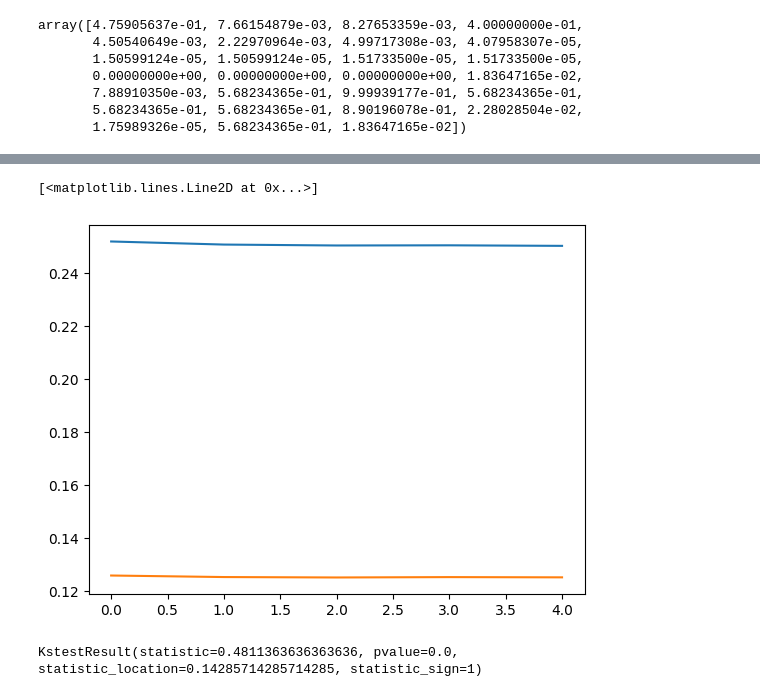
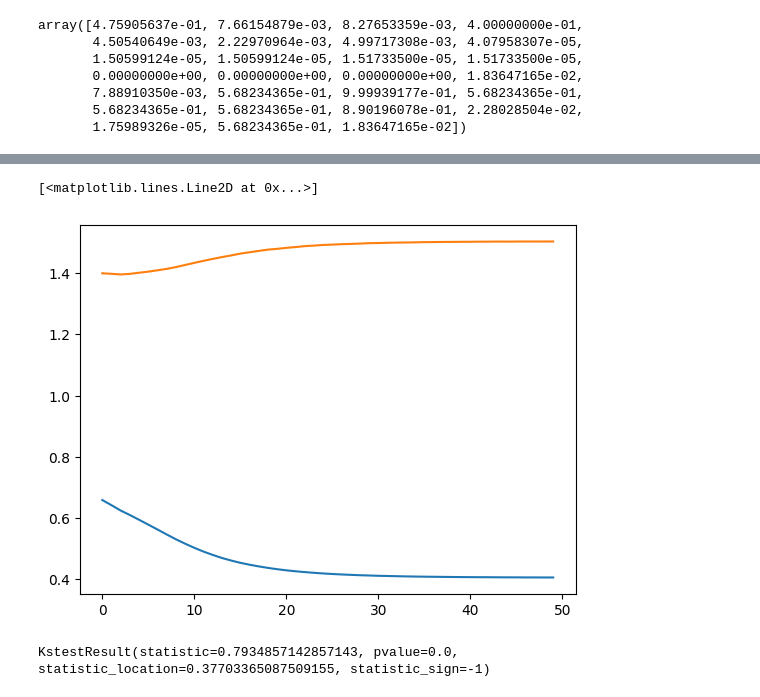
Before and after one commit to KylaNel/ICS_data_generation, a Jupyter notebook: code/wgan_softmax_split_pytorch.ipynb, the cells around one changed output, grey strips where cells are left out. Drawn from its saved outputs; the diff is of its cells as text; code cells hidden in the pictures.

```diff
--- a/code/wgan_softmax_split_pytorch.ipynb
+++ b/code/wgan_softmax_split_pytorch.ipynb
@@ -17,5 +9,5 @@ To enable the following instructions: AVX2 FMA, in other operations, rebuild Ten
 # %%
-attacks = pd.read_csv("/home/knel/virtual_envs/ankh-morpork/ICS_data_generation/data/wustl_attacks.csv", sep=",", skiprows=[0])
+attacks = pd.read_csv("/home/knel/virtual_envs/ankh-morpork/ICS_data_generation/data/wadi_attacks.csv", sep=",", skiprows=[0])
 # %%
 attacks = preprocessing.normalize(attacks.to_numpy()[:, 1:], norm="max", axis=0)
 
@@ -32,7 +24,7 @@ attacks = preprocessing.normalize(attacks.to_numpy()[:, 1:], norm="max", axis=0)
 
 # should probably add batch and shuffle
 
-train_dataset = attacks[:int(np.floor(attacks.shape[0]*3/4))]
+train_dataset = attacks#[:int(np.floor(attacks.shape[0]*3/4))]
 test_dataset = attacks[-5000:]
 
 num_features = attacks[:int(np.floor(attacks.shape[0]*3/4))].shape[1]
@@ -107,15 +99,21 @@ class Dataset(Dataset):
         sample = self.data[idx]
 
         # One-hot encode each of the first three values with different num_classes
+        # one_hot_encoded_1 = torch.nn.functional.one_hot(sample[0].long(), self.num_classes_list[0])
+        # one_hot_encoded_2 = torch.nn.functional.one_hot(sample[1].long(), self.num_classes_list[1])
+        # one_hot_encoded_3 = torch.nn.functional.one_hot(sample[2].long(), self.num_classes_list[2])
+        # modified_sample = torch.cat((one_hot_encoded_1.float(), one_hot_encoded_2.float(), one_hot_encoded_3.float(), sample[3:]))
+
+        # WADI
         one_hot_encoded_1 = torch.nn.functional.one_hot(sample[0].long(), self.num_classes_list[0])
-        one_hot_encoded_2 = torch.nn.functional.one_hot(sample[1].long(), self.num_classes_list[1])
-        one_hot_encoded_3 = torch.nn.functional.one_hot(sample[2].long(), self.num_classes_list[2])
+        modified_sample = torch.cat((one_hot_encoded_1.float(), sample[1:]))
+
         # print("1 :",one_hot_encoded_1.shape)
         # print("2 :",one_hot_encoded_2.shape)
         # print("3 :",one_hot_encoded_3.shape)
         # print("4 :",sample[3:].shape)
         # Concatenate one-hot encoding with the remaining values
-        modified_sample = torch.cat((one_hot_encoded_1.float(), one_hot_encoded_2.float(), one_hot_encoded_3.float(), sample[3:]))
+
 
         return modified_sample
 
@@ -125,7 +123,13 @@ data = np.array(train_dataset[:10000])
 # dataset = Dataset(data,[23030, 14372, 7])
 
 # WUSTL
-dataset = Dataset(data,[44536, 7756, 4])
+# dataset = Dataset(data,[44536, 7756, 4])
+
+# WADI
+dataset = Dataset(data,[3, 1, 1])
+
+# SWaT sensor
+# dataset = Dataset(data,[3, 2, 12])
 
 batch_size = 64
 data_loader = DataLoader(dataset, batch_size=batch_size, shuffle=True, num_workers=4, drop_last=True)
@@ -428,14 +518,11 @@ Epoch [5/5], D Loss: nan, G Loss: nan
 # %%
-dlosses = [dloss.detach().numpy() for dloss in dlosses]
-glosses = [gloss.detach().numpy() for gloss in glosses]
-
-# plt.figure(1)
-plt.plot(dlosses)
-# plt.figure(2)
-plt.plot(glosses)
+dl = [dloss.detach().numpy() for dloss in dlosses]
+gl = [gloss.detach().numpy() for gloss in glosses]
+plt.plot(gl)
+plt.plot(dl)
 # %% [output]
 [<matplotlib.lines.Line2D at 0x...>]
-[figure, old version]
+[figure, new version]
 # %%
 # csv_file_path = "generator_parameters_1.csv"
 # with open(csv_file_path, mode='w', newline='') as csv_file:
@@ -497,9 +618,9 @@ def convert_softmax_output_wustl(tens):
 import scipy
 test_noise = torch.randn(test_dataset.shape[0], latent_dim)
 preds = generator(test_noise)
-data = convert_softmax_output_wustl(preds)
+data = convert_softmax_output_swat_sensor(preds)
 scipy.stats.ks_2samp(test_dataset.reshape(preds.shape[0]*num_features,), data.reshape(preds.shape[0]*num_features,))
 # %% [output]
-KstestResult(statistic=0.4811363636363636, pvalue=0.0, statistic_location=0.14285714285714285, statistic_sign=1)
+KstestResult(statistic=0.7934857142857143, pvalue=0.0, statistic_location=0.37703365087509155, statistic_sign=-1)
 # %%
 # df = pd.DataFrame(data)
```
Also changed, not shown: parts of 10 cells of this notebook, 6 other files.
